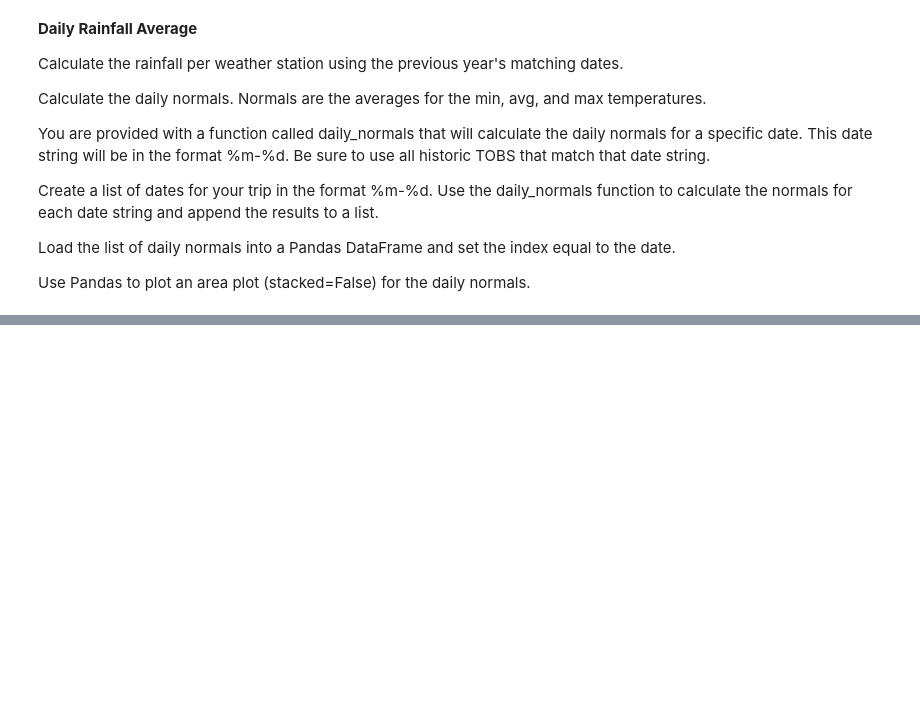
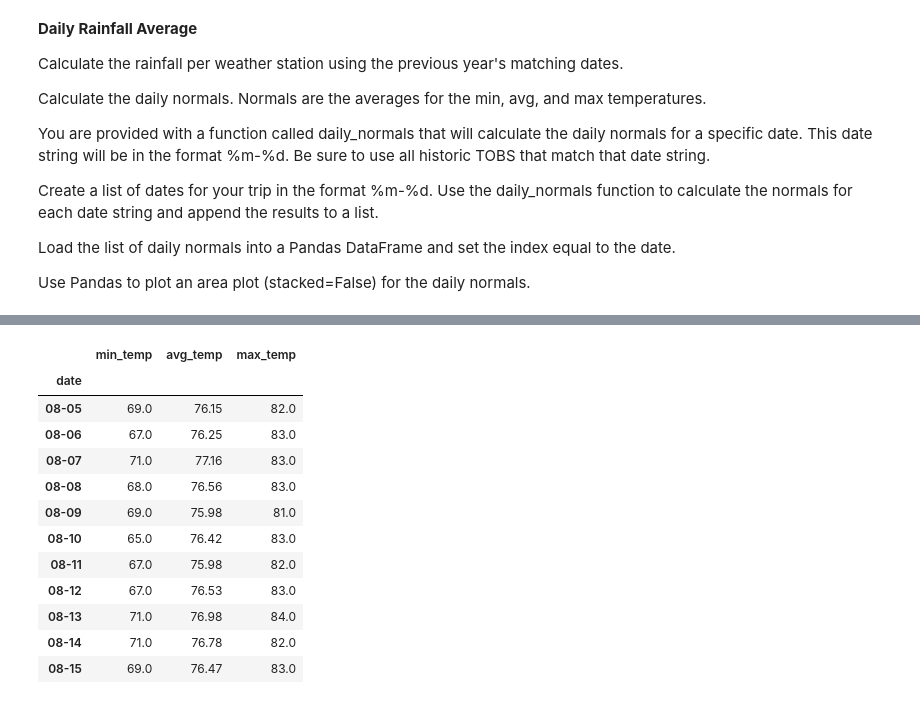
Before and after one commit to itsnameeta/sqlalchemy-challenge, a Jupyter notebook: climate.ipynb, the cells around one changed output, grey strips where cells are left out. Saved outputs shown, nothing was run; the diff lists cells and outputs as text; code cells hidden in the pictures; blank space fills up the shorter version.

```diff
--- a/climate.ipynb
+++ b/climate.ipynb
@@ -520,2 +572,21 @@ daily_normals("01-01")
 # %%
 # Load the previous query results into a Pandas DataFrame and add the `trip_dates` range as the `date` index
+trip_daily_normals_df=pd.DataFrame(normals,columns=['min_temp','avg_temp','max_temp'],
+                                   index=trip_dates)
+
+trip_daily_normals_df.index.name='date'
+trip_daily_normals_df
+# %% [output]
+|  | min_temp | avg_temp | max_temp |
+| date |  |  |  |
+| 08-05 | 69.0 | 76.15 | 82.0 |
+| 08-06 | 67.0 | 76.25 | 83.0 |
+| 08-07 | 71.0 | 77.16 | 83.0 |
+| 08-08 | 68.0 | 76.56 | 83.0 |
+| 08-09 | 69.0 | 75.98 | 81.0 |
+| 08-10 | 65.0 | 76.42 | 83.0 |
+| 08-11 | 67.0 | 75.98 | 82.0 |
+| 08-12 | 67.0 | 76.53 | 83.0 |
+| 08-13 | 71.0 | 76.98 | 84.0 |
+| 08-14 | 71.0 | 76.78 | 82.0 |
+| 08-15 | 69.0 | 76.47 | 83.0 |
```
Also changed, not shown: parts of 5 cells of this notebook, 1 other file.
